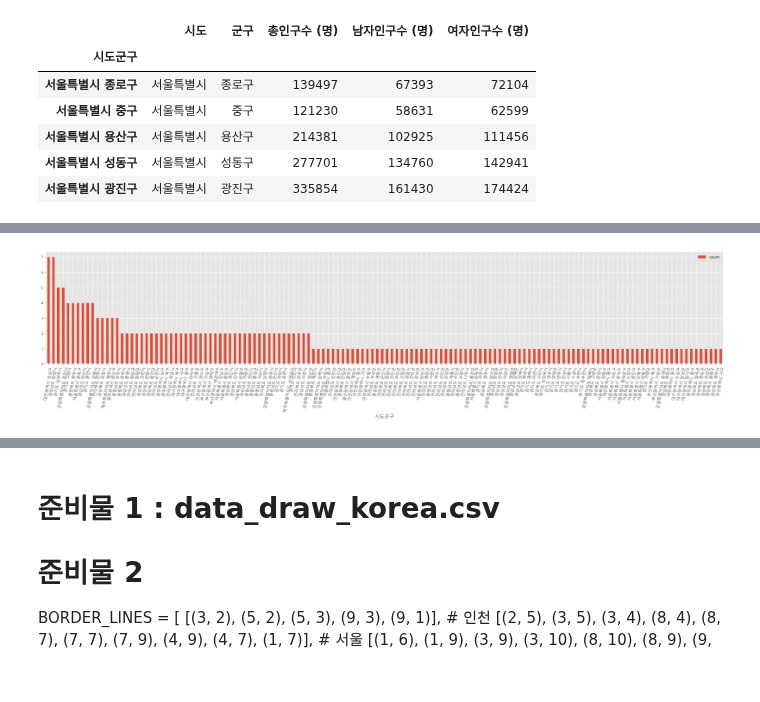
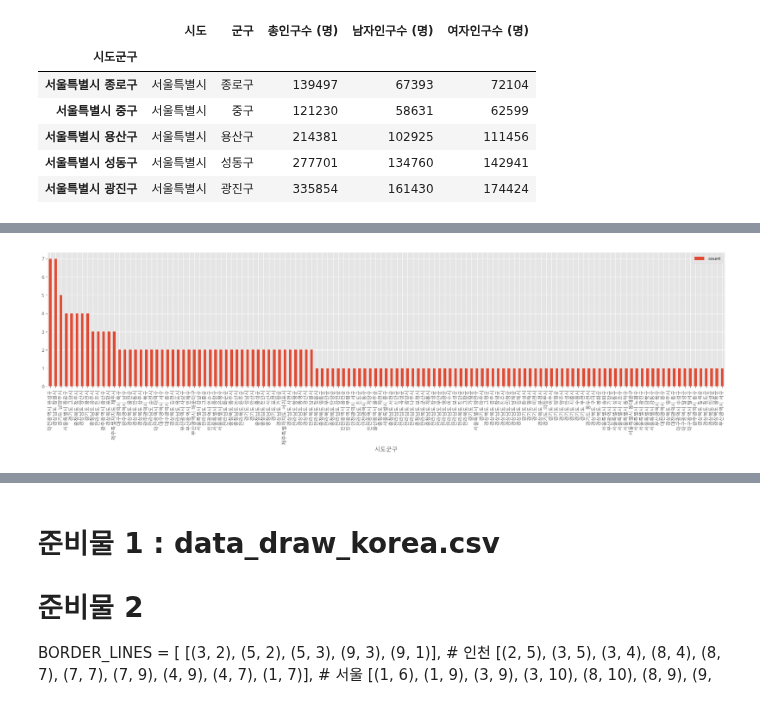
Before and after one commit to mimimioo/BigdataVisualization_analyze, a Jupyter notebook: 3-지도맵-통계/test2.ipynb, the cells around one changed output, grey strips where cells are left out. Saved outputs shown, nothing was run; the diff lists cells and outputs as text; code cells hidden in the pictures.

```diff
--- a/3-지도맵-통계/test2.ipynb
+++ b/3-지도맵-통계/test2.ipynb
@@ -290,29 +298,29 @@ local_Hospital_Population.head()
 # %%
 # 막대 그래프만 그리기.
 # 블록맵은 추가 설정이 필요해서, 다음시간에
 from matplotlib import pyplot as plt
 from matplotlib import rcParams, style
 # R 프로그래밍 -> 시각화 할 때, 해당 그림의 속성을 좀더 편하게 지정하는 템플릿
 # gg -> gramar graph , 도표를 작성시 필요한 구문(문법)-> 도표, 크기, 색갈, 폰트, 등.
 style.use("ggplot")
 
 # 폰트를 지정. font_manager
 # rc -> runtime configuration , 표의 속성을 전역으로 설정하는 , 모듈 (도구)
 # 한번, 표에 관련된 설정을 해두면, 밑에서 다른 도표에서 사용시, 전역으로 설정이 되었으니, 따로 할 필요가 없다.
 from matplotlib import font_manager, rc
 font_name = font_manager.FontProperties(fname = "c:/Windows/Fonts/malgunbd.ttf").get_name()
 rc("font", family = font_name)
 
 # local_Hospital_Population["count"] -> 반환값 시리즈 , 시리즈(행, 열 1개로 표현을 하는 타입)
 # local_Hospital_Population[["count"]] -> 반환값 데이터 프레임(표)
 HS_ratio = local_Hospital_Population[["count"]]
 # HS_ratio -> 타입 : DataFrame 표.
 # count 컬럼의 값들을 , 오름 차순 False -> 내림 차순,
 HS_ratio = HS_ratio.sort_values("count", ascending=False)
 # 30 , 단위 인치,
-plt.rcParams["figure.figsize"] = (30,5)
+plt.rcParams["figure.figsize"] = (25,5)
 # rot = 80, x 라벨의 표기의 기울기
-HS_ratio.plot(kind = "bar", rot = 80)
+HS_ratio.plot(kind = "bar", rot = 90)
 plt.show()
 # %% [output]
-[figure, old version]
+[figure, new version]
```
Also changed, not shown: parts of 13 cells of this notebook, 1 other file.
